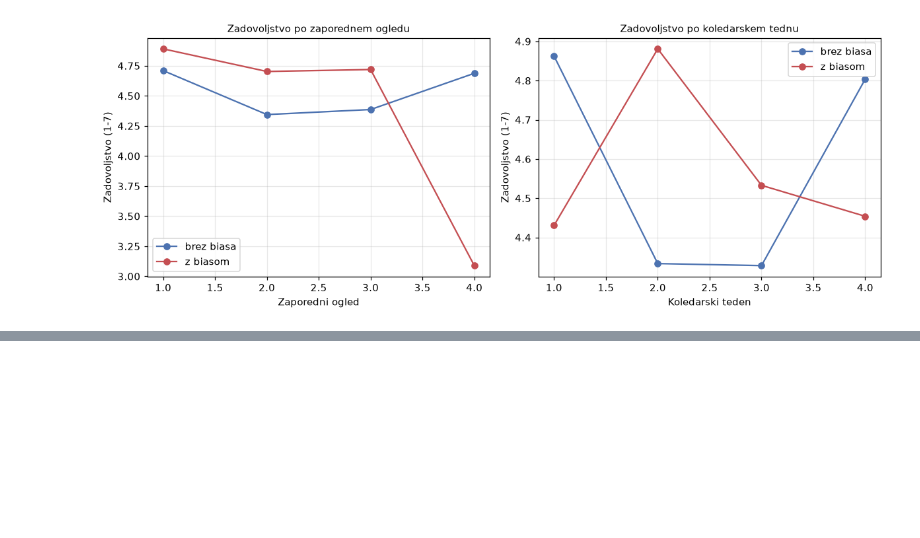
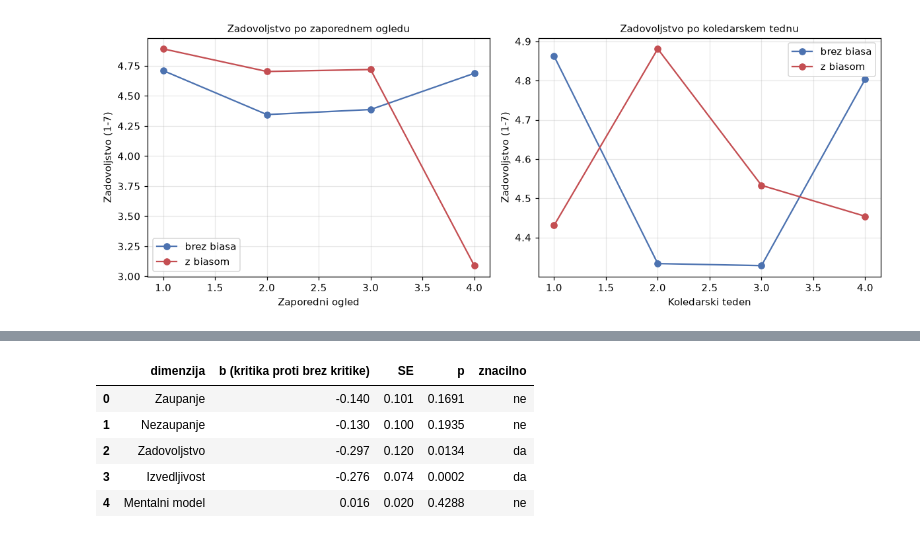
Before and after one commit to HarisBeg26/xai-analiza-podatkov, a Jupyter notebook: Analiza/analiza_mesani_modeli.ipynb, the cells around one changed output, grey strips where cells are left out. Saved outputs shown, nothing was run; the diff lists cells and outputs as text; code cells hidden in the pictures; blank space fills up the shorter version.

```diff
--- a/Analiza/analiza_mesani_modeli.ipynb
+++ b/Analiza/analiza_mesani_modeli.ipynb
@@ -924,0 +1005,30 @@ To je treba dorečiti, preden se model požene.
+# %%
+vrstice = []
+for ime, stolpec in [("Zaupanje", "zaupanje_1_5"),
+                     ("Nezaupanje", "analiza_faktor_nezaupanje_mean"),
+                     ("Zadovoljstvo", "analiza_zadovoljstvo_q2_mean"),
+                     ("Izvedljivost", "analiza_izvedljivost_q3_mean"),
+                     ("Mentalni model", "analiza_mm_total_correct_share")]:
+    d = df.dropna(subset=[stolpec, "zaznal_lastni"])
+    m = smf.mixedlm(
+        f"{stolpec} ~ zaznal_lastni + analiza_view_number",
+        d, groups=d["analiza_resolved_code"],
+    ).fit()
+    p = m.pvalues["zaznal_lastni"]
+    vrstice.append({
+        "dimenzija": ime,
+        "b (kritika proti brez kritike)": round(m.params["zaznal_lastni"], 3),
+        "SE": round(m.bse["zaznal_lastni"], 3),
+        "p": round(p, 4),
+        "znacilno": "da" if p < 0.05 else "ne",
+    })
+povezava = pd.DataFrame(vrstice)
+povezava.to_csv("povezava_kval_kvant.csv", index=False, encoding="utf-8-sig")
+povezava
+# %% [output]
+|  | dimenzija | b (kritika proti brez kritike) | SE | p | znacilno |
+| 0 | Zaupanje | -0.140 | 0.101 | 0.1691 | ne |
+| 1 | Nezaupanje | -0.130 | 0.100 | 0.1935 | ne |
+| 2 | Zadovoljstvo | -0.297 | 0.120 | 0.0134 | da |
+| 3 | Izvedljivost | -0.276 | 0.074 | 0.0002 | da |
+| 4 | Mentalni model | 0.016 | 0.020 | 0.4288 | ne |
```
Also changed, not shown: parts of 16 cells of this notebook, 4 other files.
